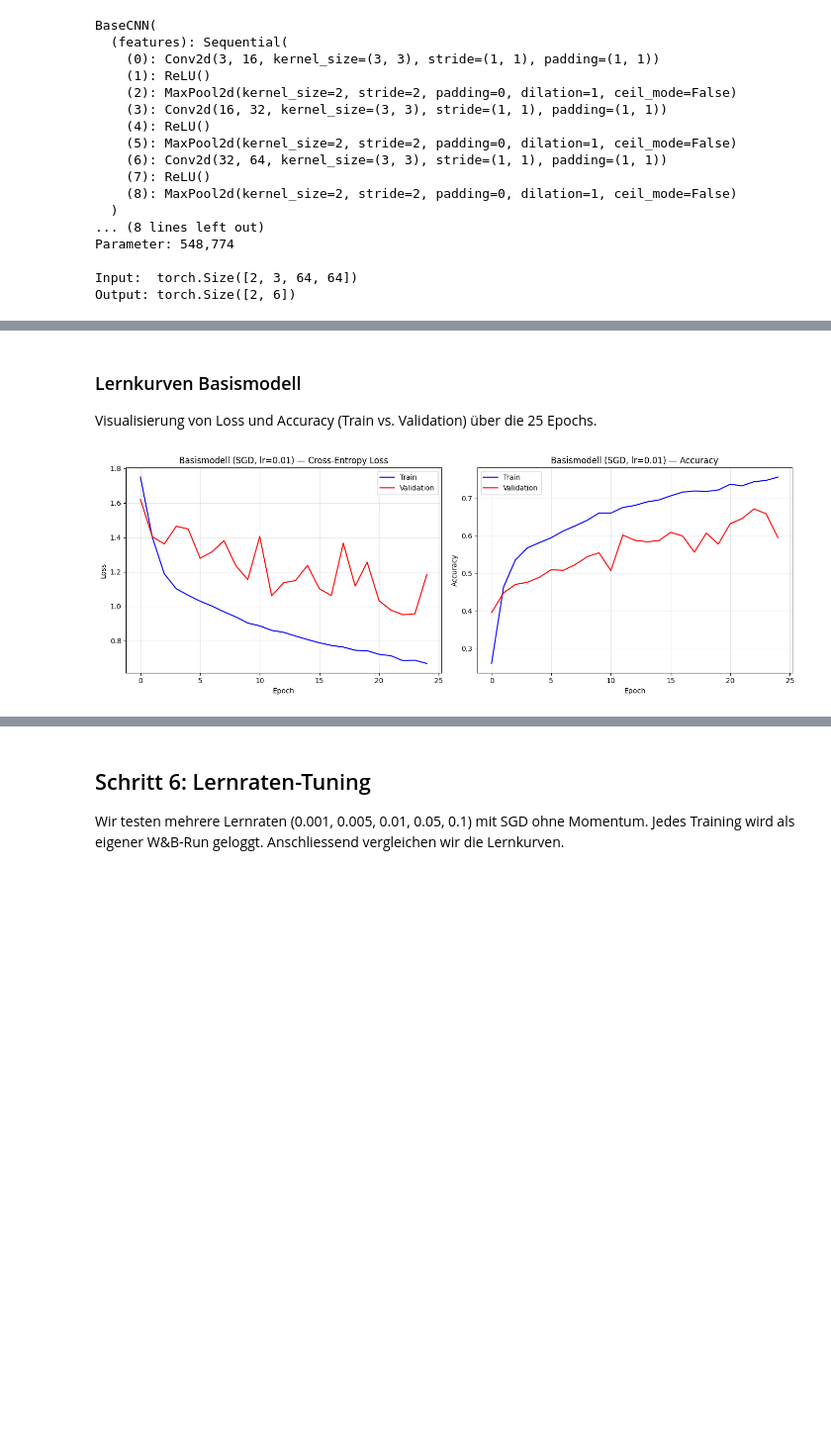
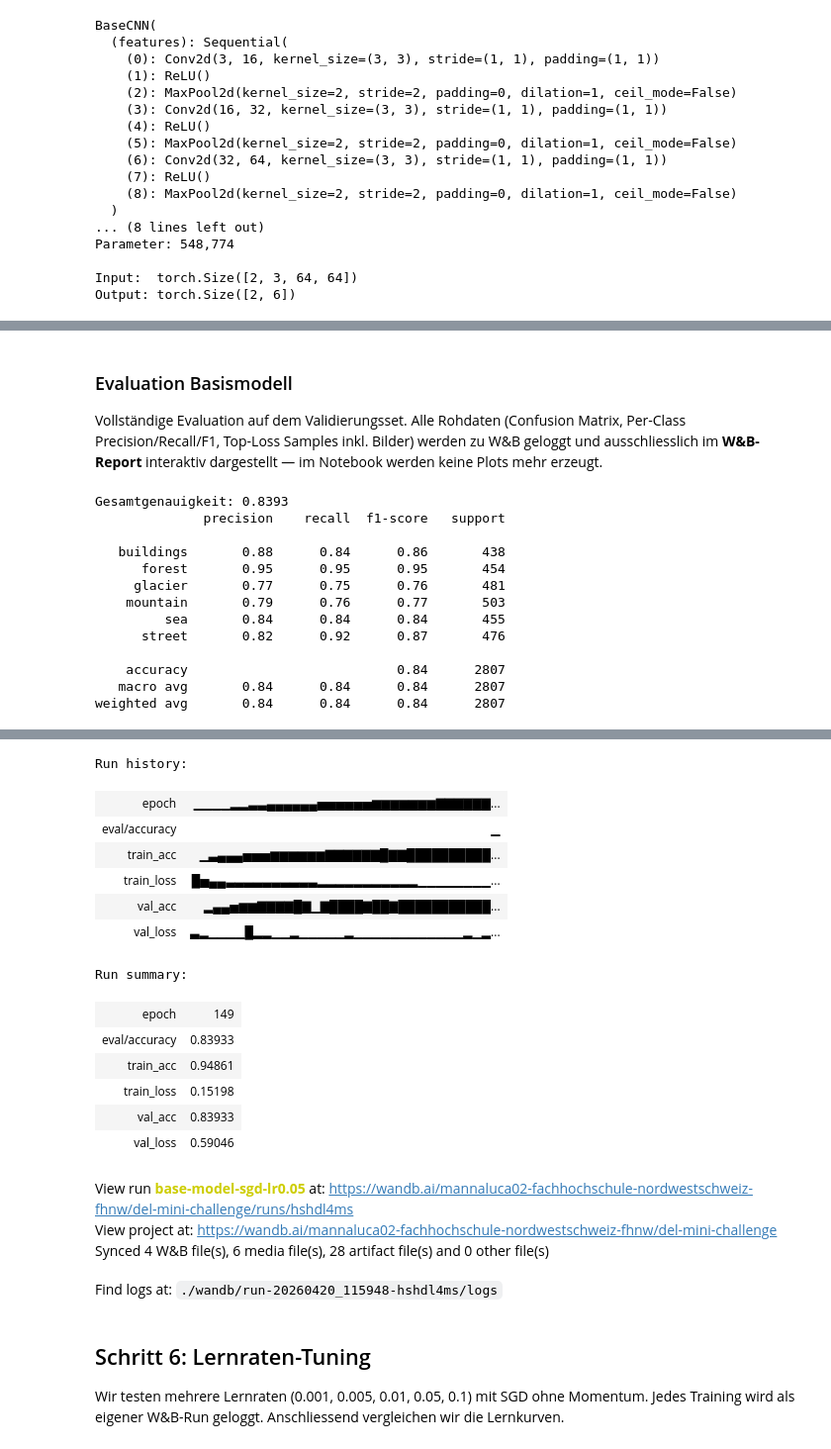
Before and after one commit to mannaluca02/del, a Jupyter notebook: src/00_first_model.ipynb, the cells around one changed output, grey strips where cells are left out. Shown at 99% size. Saved outputs shown, nothing was run; the diff lists cells and outputs as text; code cells hidden in the pictures; blank space fills up the shorter version.

```diff
--- a/src/00_first_model.ipynb
+++ b/src/00_first_model.ipynb
@@ -202,10 +305,19 @@ Berechnung der Mittelwerte und Standardabweichungen pro RGB-Kanal über das gesa
 # %%
-# Kanal-Mittelwerte und Standardabweichungen berechnen (über gesamtes Trainingsset)
+# Train/Validation-Split zuerst, damit Kanal-Statistiken nur auf Trainingsdaten berechnet werden
+train_indices, val_indices = train_test_split(
+    range(len(dataset["train"])),
+    test_size=0.2,
+    random_state=RANDOM_SEED,
+    stratify=dataset["train"]["label"],
+)
+
+# Kanal-Mittelwerte und Standardabweichungen NUR über den Train-Split berechnen
+# Validation- und Test-Daten dürfen nicht einfliessen (Data Leakage)
 channel_sum = np.zeros(3)
 channel_sq_sum = np.zeros(3)
 n_pixels = 0
 
-for i in range(len(dataset["train"])):
+for i in train_indices:
     img = np.array(dataset["train"][i]["image"], dtype=np.float32) / 255.0
     channel_sum += img.sum(axis=(0, 1))
     channel_sq_sum += (img**2).sum(axis=(0, 1))
@@ -214,6 +326,7 @@ for i in range(len(dataset["train"])):
 channel_mean = channel_sum / n_pixels
 channel_std = np.sqrt(channel_sq_sum / n_pixels - channel_mean**2)
 
-print(f"Channel means: {channel_mean}")
-print(f"Channel stds:  {channel_std}")
+print(f"Train-Split: {len(train_indices)} Bilder, Val-Split: {len(val_indices)} Bilder")
+print(f"Channel means (nur Train-Split): {channel_mean}")
+print(f"Channel stds  (nur Train-Split): {channel_std}")
 # %% [output]
@@ -651,8 +1191,31 @@ Run history:
 # %% [markdown]
-### Lernkurven Basismodell
+### Evaluation Basismodell
 
-Visualisierung von Loss und Accuracy (Train vs. Validation) über die 25 Epochs.
+Vollständige Evaluation auf dem Validierungsset. Alle Rohdaten (Confusion Matrix, Per-Class Precision/Recall/F1, Top-Loss Samples inkl. Bilder) werden zu W&B geloggt und ausschliesslich im **W&B-Report** interaktiv dargestellt — im Notebook werden keine Plots mehr erzeugt.
 # %%
-plot_training(history_base, title="Basismodell (SGD, lr=0.01)")
+# Vollständige Evaluation des Basismodells auf dem Validierungsset
+# Rohdaten werden zu W&B geloggt; alle Visualisierungen im W&B-Report erzeugt.
+results_base = evaluate_model(
+    model,
+    val_loader,
+    CLASS_NAMES,
+    device,
+    channel_mean,
+    channel_std,
+)
+
+wandb.finish()
 # %% [output]
-[figure, removed]
+Gesamtgenauigkeit: 0.8393
+              precision    recall  f1-score   support
+
+   buildings       0.88      0.84      0.86       438
+      forest       0.95      0.95      0.95       454
+     glacier       0.77      0.75      0.76       481
+    mountain       0.79      0.76      0.77       503
+         sea       0.84      0.84      0.84       455
+      street       0.82      0.92      0.87       476
+
+    accuracy                           0.84      2807
+   macro avg       0.84      0.84      0.84      2807
+weighted avg       0.84      0.84      0.84      2807
@@ -659,3 +1223,21 @@ plot_training(history_base, title="Basismodell (SGD, lr=0.01)")
+Run history:
+| epoch | ▁▁▁▁▂▂▃▃▄▄▄▄▄▄▅▅▅▅▅▅▆▆▆▆▆▆▆▇▇▇▇▇▇... |
+| eval/accuracy | ▁ |
+| train_acc | ▁▃▄▄▄▅▅▅▆▆▆▆▆▆▇▇▇▇▇▇█▇▇██████████... |
+| train_loss | █▅▄▄▃▃▃▃▃▃▃▃▃▃▂▂▂▂▂▂▂▂▂▂▂▁▁▁▁▁▁▁▁... |
+| val_acc | ▂▄▄▅▆▆▇▇▇▇█▇▁▇████▇██▇███████████... |
+| val_loss | ▃▂▁▁▁▁█▂▂▁▁▂▁▁▁▁▁▂▁▁▁▁▁▁▁▁▁▁▁▁▂▁▂... |
+Run summary:
+| epoch | 149 |
+| eval/accuracy | 0.83933 |
+| train_acc | 0.94861 |
+| train_loss | 0.15198 |
+| val_acc | 0.83933 |
+| val_loss | 0.59046 |
+View run base-model-sgd-lr0.05 at: https://wandb.ai/mannaluca02-fachhochschule-nordwestschweiz-fhnw/del-mini-challenge/runs/hshdl4ms
+View project at: https://wandb.ai/mannaluca02-fachhochschule-nordwestschweiz-fhnw/del-mini-challenge
+Synced 4 W&B file(s), 6 media file(s), 28 artifact file(s) and 0 other file(s)
+Find logs at: ./wandb/run-20260420_115948-hshdl4ms/logs
 # %% [markdown]
 ## Schritt 6: Lernraten-Tuning
 
```
Also changed, not shown: parts of 42 cells of this notebook, 2 other files.
